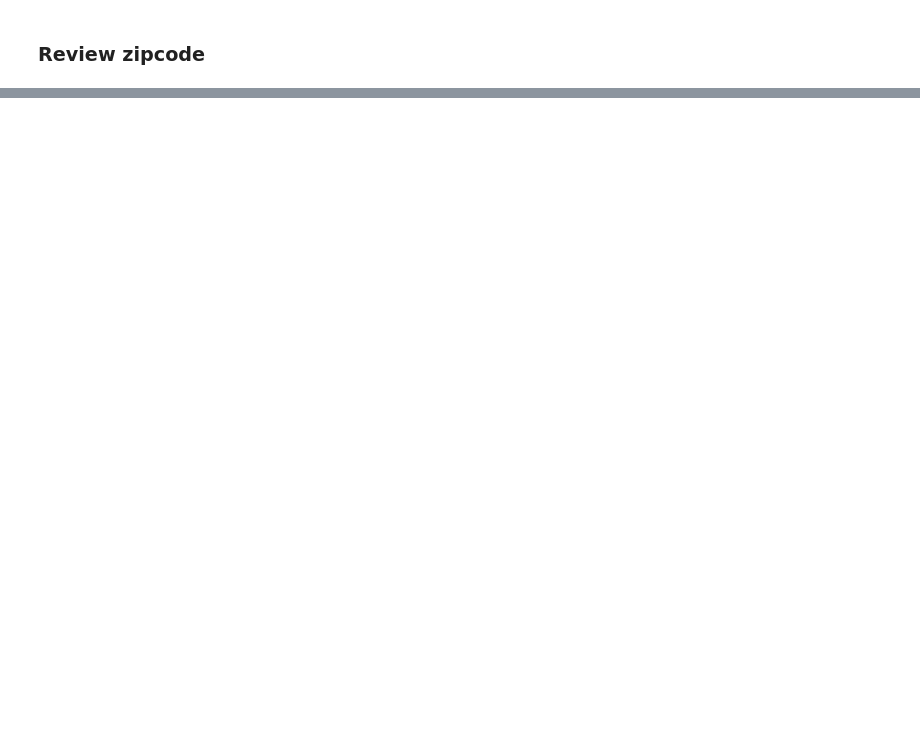
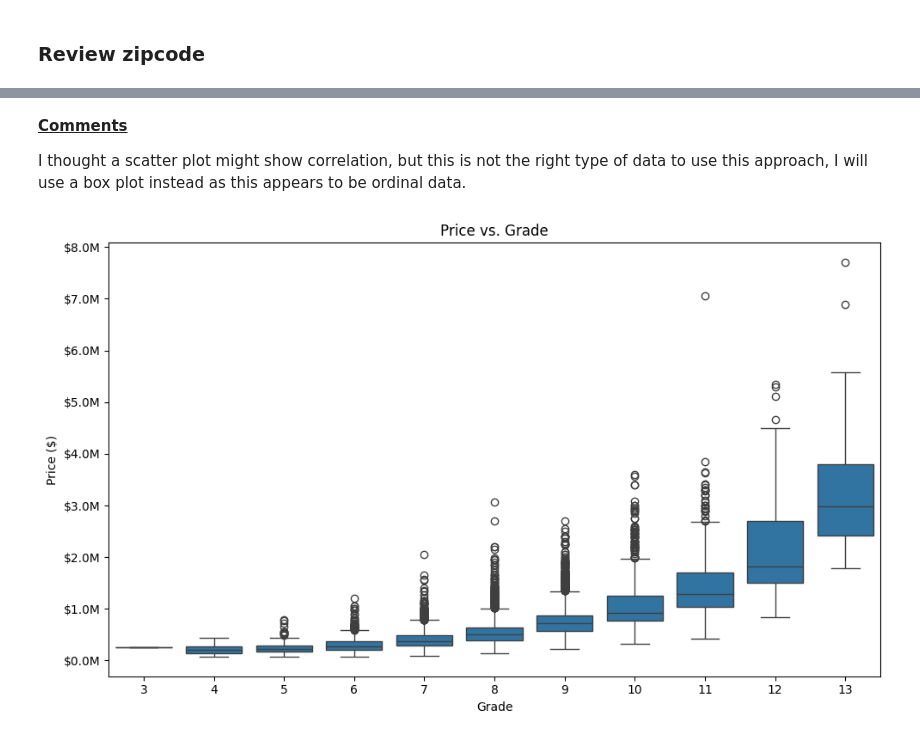
Before and after one commit to KeironTJ/Apprenticeship, a Jupyter notebook: Notebooks/House Sales Project/House_sales_project_1_kj.ipynb, the cells around one changed output, grey strips where cells are left out. Cells and saved outputs as stored; diff of their text form; code cells hidden in the pictures; blank space fills up the shorter version.

```diff
--- a/Notebooks/House Sales Project/House_sales_project_1_kj.ipynb
+++ b/Notebooks/House Sales Project/House_sales_project_1_kj.ipynb
@@ -450,0 +688,16 @@ np.int64(0)
+# %% [markdown]
+<u><b>Comments</b></u>
+
+I thought a scatter plot might show correlation, but this is not the right type of data to use this approach, I will use a box plot instead as this appears to be ordinal data.
+# %%
+# Box plot of price vs grade
+plt.figure(figsize=(10, 6))
+sns.boxplot(data=house_data, x='grade', y='price')
+plt.xlabel('Grade')
+plt.ylabel('Price ($)')
+plt.title('Price vs. Grade')
+plt.gca().yaxis.set_major_formatter(plt.FuncFormatter(lambda x, _: f'${x/1e6:.1f}M'))
+plt.tight_layout()
+plt.show()
+# %% [output]
+[figure, added]
```
Also changed, not shown: parts of 36 cells of this notebook, 1 other file.
